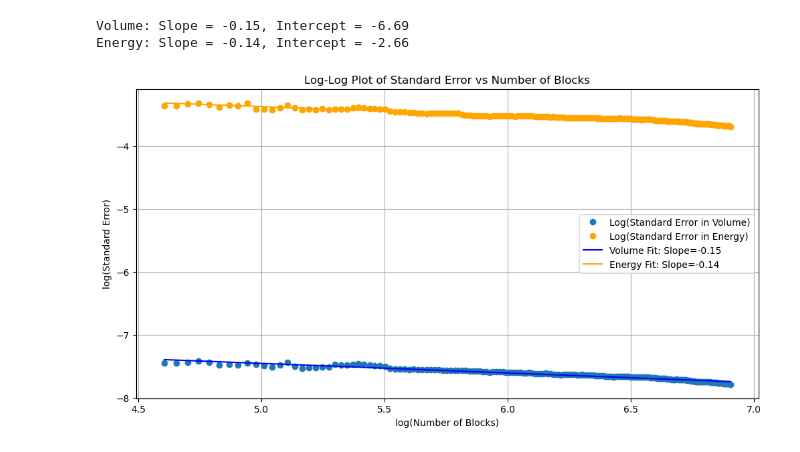
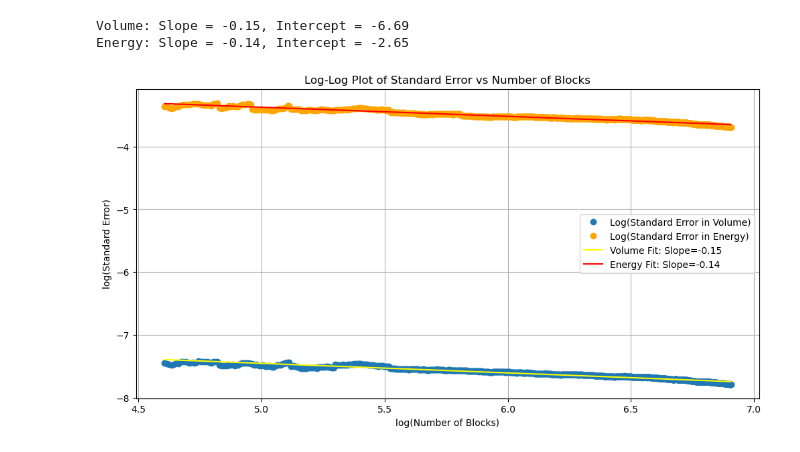
Before and after one commit to jhyang13/UWMadison-MSE760-MolecularModeling, a Jupyter notebook: Lab3-Assignment/problem_1-3.ipynb, the cells around one changed output. Drawn from its saved outputs; the diff is of its cells as text; code cells hidden in the pictures.

```diff
--- a/Lab3-Assignment/problem_1-3.ipynb
+++ b/Lab3-Assignment/problem_1-3.ipynb
@@ -24,7 +24,7 @@ def calculate_standard_error(data, column, num_blocks):
     return std_dev / np.sqrt(num_blocks)
 
 # Define block sizes in the range of 100 to 998
-block_sizes = np.arange(100, 999, 5)  # Block sizes from 100 to 998 with a step of 5
+block_sizes = np.arange(100, 999, 1)  # Block sizes from 100 to 998 with a step of 1
 
 # Calculate standard errors for volume and energy
 volume_errors = [calculate_standard_error(data_after_equil, 'Volume_per_atom', n) for n in block_sizes]
@@ -32,34 +32,34 @@ energy_errors = [calculate_standard_error(data_after_equil, 'Energy_meV_per_atom
 
 # Take the log of block sizes and errors for linear regression
 log_block_sizes = np.log(block_sizes)
 log_volume_errors = np.log(volume_errors)
 log_energy_errors = np.log(energy_errors)
 
 # Perform linear regression for volume and energy
 slope_volume, intercept_volume, _, _, _ = linregress(log_block_sizes, log_volume_errors)
 slope_energy, intercept_energy, _, _, _ = linregress(log_block_sizes, log_energy_errors)
 
 # Print slope values for Table 3
 print(f"Volume: Slope = {slope_volume:.2f}, Intercept = {intercept_volume:.2f}")
 print(f"Energy: Slope = {slope_energy:.2f}, Intercept = {intercept_energy:.2f}")
 
 # Plot both datasets in one figure with data points
 plt.figure(figsize=(12, 6))
 plt.plot(log_block_sizes, log_volume_errors, 'o', label='Log(Standard Error in Volume)')
 plt.plot(log_block_sizes, log_energy_errors, 'o', color='orange', label='Log(Standard Error in Energy)')
 
 # Plot regression lines
-plt.plot(log_block_sizes, intercept_volume + slope_volume * log_block_sizes, label=f'Volume Fit: Slope={slope_volume:.2f}', color='blue')
-plt.plot(log_block_sizes, intercept_energy + slope_energy * log_block_sizes, label=f'Energy Fit: Slope={slope_energy:.2f}', color='orange')
+plt.plot(log_block_sizes, intercept_volume + slope_volume * log_block_sizes, label=f'Volume Fit: Slope={slope_volume:.2f}', color='yellow')
+plt.plot(log_block_sizes, intercept_energy + slope_energy * log_block_sizes, label=f'Energy Fit: Slope={slope_energy:.2f}', color='red')
 
 # Set titles and labels
 plt.xlabel('log(Number of Blocks)')
 plt.ylabel('log(Standard Error)')
 plt.title('Log-Log Plot of Standard Error vs Number of Blocks')
 plt.legend()
 plt.grid(True)
 plt.show()
 # %% [output]
 Volume: Slope = -0.15, Intercept = -6.69
-Energy: Slope = -0.14, Intercept = -2.66
+Energy: Slope = -0.14, Intercept = -2.65
-[figure, old version]
+[figure, new version]
```
Also changed, not shown: 14 other files.
